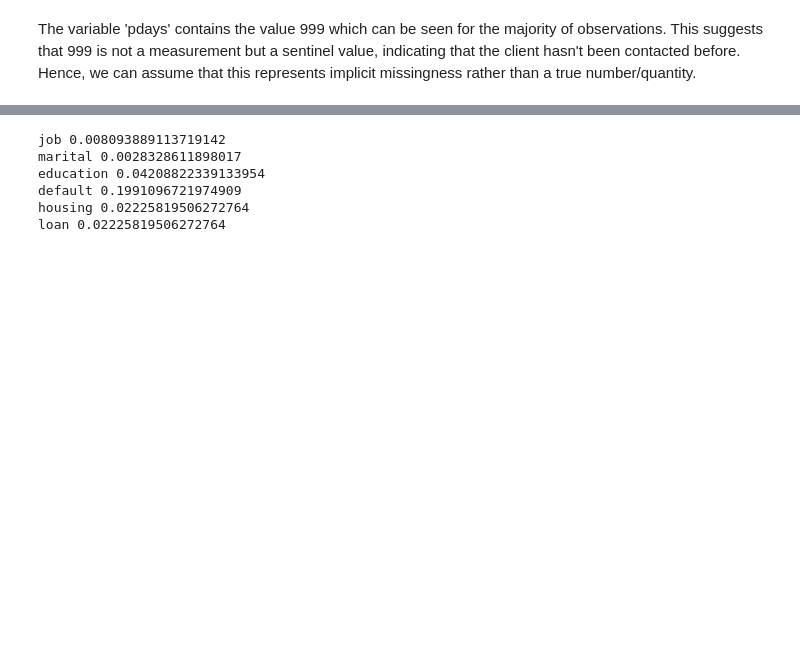
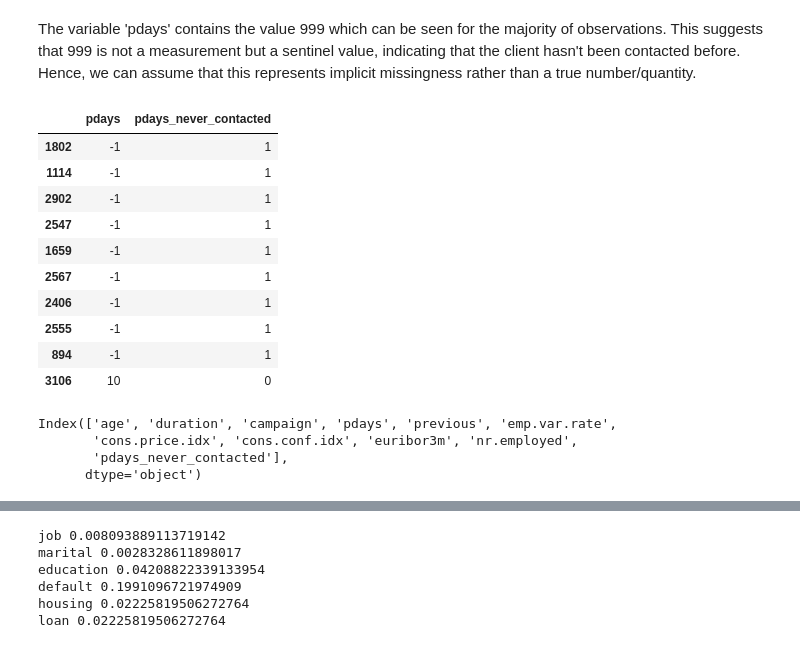
Before and after one commit to mchikovaniieu2024-create/ML-fundamentals-2026, a Jupyter notebook: assignment_1__Marie_Chikovani.ipynb, the cells around one changed output, grey strips where cells are left out. Drawn from its saved outputs; the diff is of its cells as text; code cells hidden in the pictures; blank space fills up the shorter version.

```diff
--- a/assignment_1__Marie_Chikovani.ipynb
+++ b/assignment_1__Marie_Chikovani.ipynb
@@ -369,3 +383,33 @@ X_train_full["pdays"].describe()
 dtype: float64
 # %% [markdown]
 The variable 'pdays' contains the value 999 which can be seen for the majority of observations. This suggests that 999 is not a measurement but a sentinel value, indicating that the client hasn't been contacted before. Hence, we can assume that this represents implicit missingness rather than a true number/quantity.
+# %%
+X_train_full["pdays_never_contacted"] = (X_train_full["pdays"] == 999).astype(int)
+X_val["pdays_never_contacted"] = (X_val["pdays"] == 999).astype(int)
+X_test["pdays_never_contacted"] = (X_test["pdays"] == 999).astype(int)
+
+X_train_full["pdays"] = X_train_full["pdays"].replace(999, -1)
+X_val["pdays"] = X_val["pdays"].replace(999, -1)
+X_test["pdays"] = X_test["pdays"].replace(999, -1)
+# %%
+X_train_full[["pdays", "pdays_never_contacted"]].head(10)
+# %% [output]
+|  | pdays | pdays_never_contacted |
+| 1802 | -1 | 1 |
+| 1114 | -1 | 1 |
+| 2902 | -1 | 1 |
+| 2547 | -1 | 1 |
+| 1659 | -1 | 1 |
+| 2567 | -1 | 1 |
+| 2406 | -1 | 1 |
+| 2555 | -1 | 1 |
+| 894 | -1 | 1 |
+| 3106 | 10 | 0 |
+# %%
+numerical_cols = X_train_full.select_dtypes(include=["int64", "float64"]).columns
+numerical_cols
+# %% [output]
+Index(['age', 'duration', 'campaign', 'pdays', 'previous', 'emp.var.rate',
+       'cons.price.idx', 'cons.conf.idx', 'euribor3m', 'nr.employed',
+       'pdays_never_contacted'],
+      dtype='object')
```
Also changed, not shown: parts of 43 cells of this notebook.
